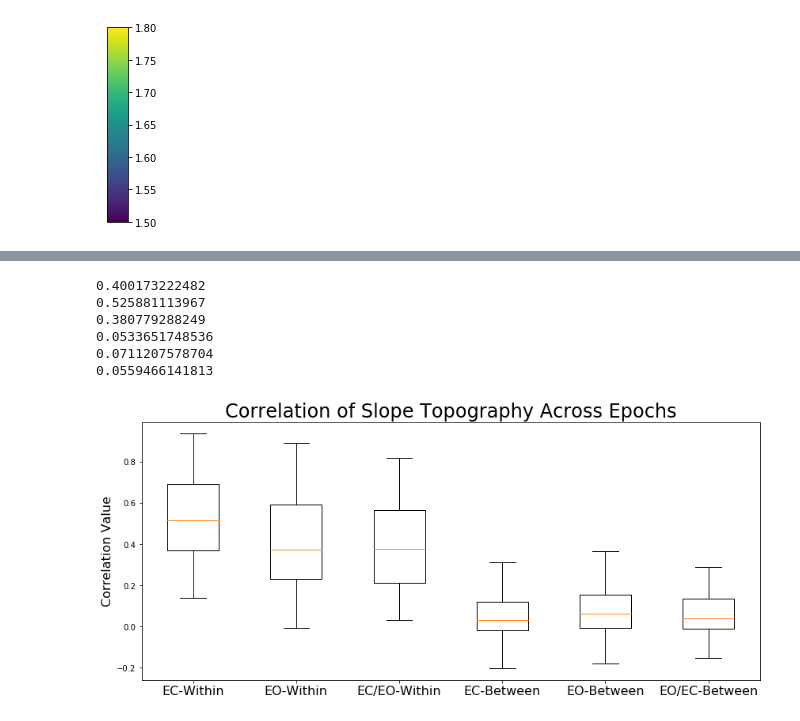
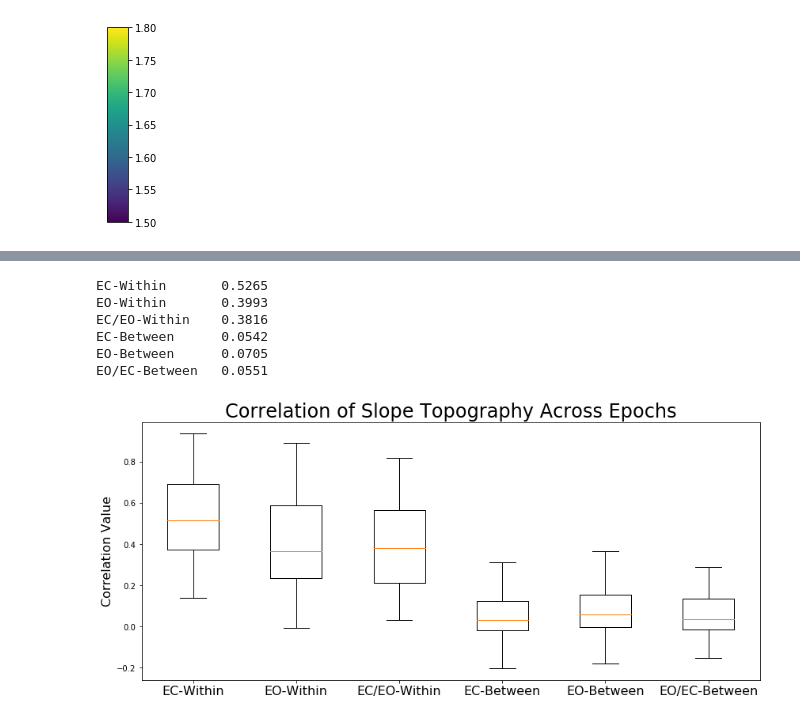
Before and after one commit to voytekresearch/EEGMapping, a Jupyter notebook: notebooks/02-EEGGroupAnalysis.ipynb, the cells around one changed output, grey strips where cells are left out. Saved outputs shown, nothing was run; the diff lists cells and outputs as text; code cells hidden in the pictures.

```diff
--- a/notebooks/02-EEGGroupAnalysis.ipynb
+++ b/notebooks/02-EEGGroupAnalysis.ipynb
@@ -324,38 +309,36 @@ for ii, jj in zip(range(n_subjs-1), range(1, n_subjs)):
     corrs_diff_eo.append(np.mean(bet_corrs(all_dat[ii]['sls_ec'], all_dat[jj]['sls_ec'])))
     corrs_diff_ec.append(np.mean(bet_corrs(all_dat[ii]['sls_eo'], all_dat[jj]['sls_eo'])))
     corrs_diff_ec_eo.append(np.mean(bet_corrs(all_dat[ii]['sls_ec'], all_dat[jj]['sls_eo'])))
-# %%
-print(np.mean(corrs_eo))
-print(np.mean(corrs_ec))
-print(np.mean(corrs_bet))
-print(np.mean(corrs_diff_ec))
-print(np.mean(corrs_diff_eo))
-print(np.mean(corrs_diff_ec_eo))
-# %% [output]
-0.400173222482
-0.525881113967
-0.380779288249
-0.0533651748536
-0.0711207578704
-0.0559466141813
+# %%
+# Collect all correlations, and labels, together
+all_corrs = [corrs_ec, corrs_eo, corrs_bet, corrs_diff_ec, corrs_diff_eo, corrs_diff_ec_eo]
+corr_labels = ['EC-Within', 'EO-Within', 'EC/EO-Within', 'EC-Between', 'EO-Between', 'EO/EC-Between']
+# %%
+# Check average correlation values within & between states & subjects
+for corr, label in zip(all_corrs, corr_labels):
+    print(label, '\t{:0.4f}'.format(np.mean(corr)))
+# %% [output]
+EC-Within       0.5265
+EO-Within       0.3993
+EC/EO-Within    0.3816
+EC-Between      0.0542
+EO-Between      0.0705
+EO/EC-Between   0.0551
 # %%
 # Plot the correlations across epochs
-
 fig, ax = plt.subplots(figsize=(14, 6))
-
-plt.boxplot([corrs_ec, corrs_eo, corrs_bet, corrs_diff_ec, corrs_diff_eo, corrs_diff_ec_eo]);
+plt.boxplot(all_corrs);
 
 plt.title('Correlation of Slope Topography Across Epochs', fontsize=24);
 plt.ylabel('Correlation Value', fontsize=16);
 
-labels=['EC-Within', 'EO-Within', 'EC/EO-Within', 'EC-Between', 'EO-Between', 'EO/EC-Between']
-xtickNames = plt.setp(ax, xticklabels=labels)
+xtickNames = plt.setp(ax, xticklabels=corr_labels)
 plt.setp(xtickNames, fontsize=16);
 
 # Save out figure
 #plt.savefig('topo_corr_boxplot.png', format='png', bbox_inches='tight', dpi=300)
 # %% [output]
-[figure, old version]
+[figure, new version]
 # %%
 # Check the spatial correlation
 ind = 2
```
Also changed, not shown: parts of 40 cells of this notebook.
